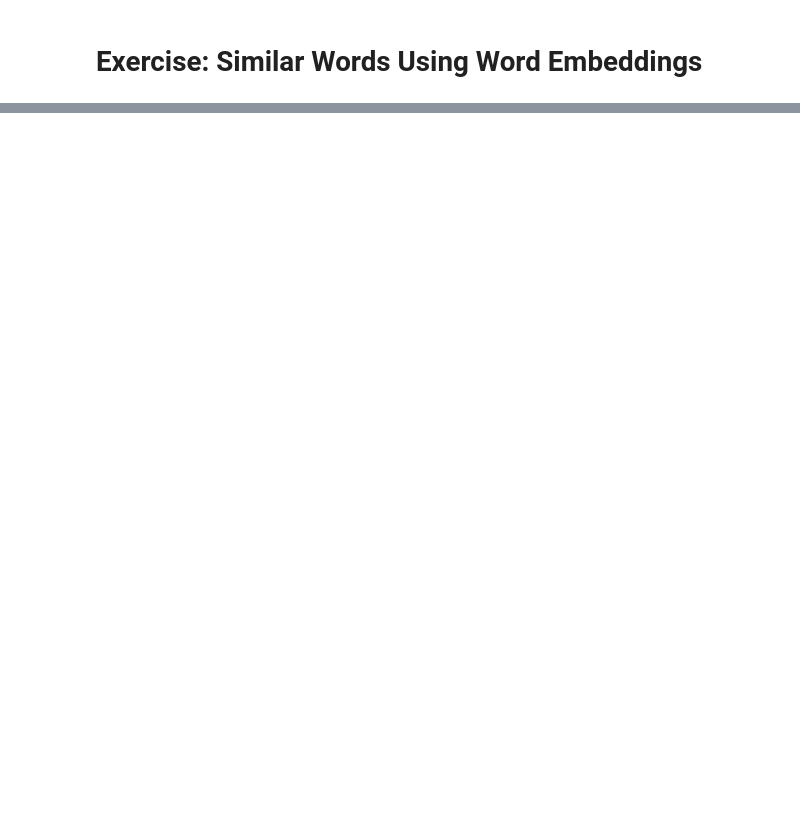
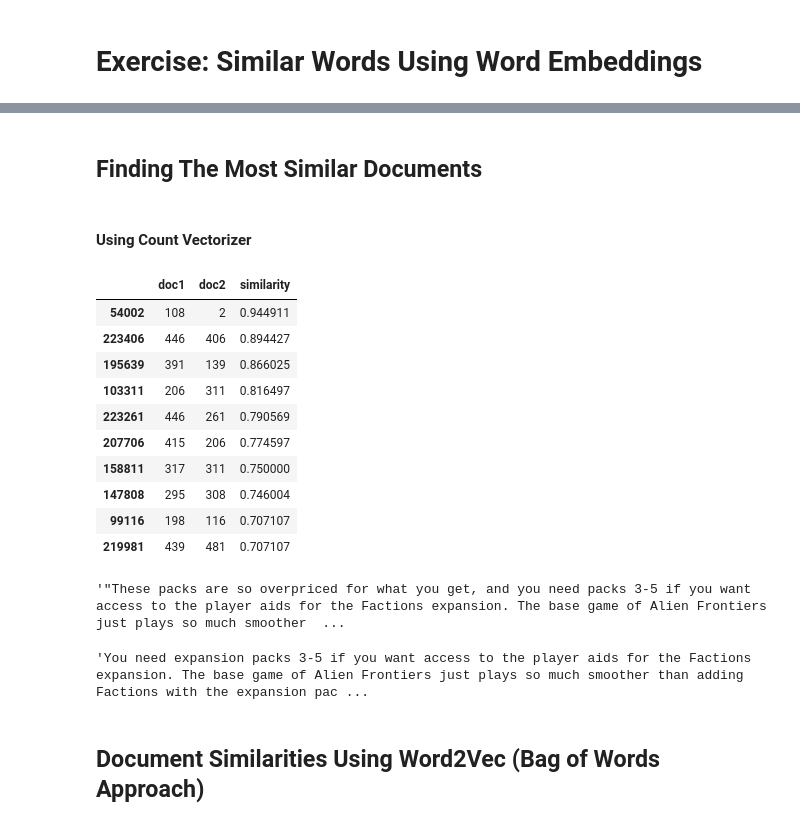
Before and after one commit to ychennay/dso-560-nlp-text-analytics, a Jupyter notebook: week5/word2vec Part I (Completed).ipynb, the cells around one changed output, grey strips where cells are left out. Cells and saved outputs as stored; diff of their text form; code cells hidden in the pictures; blank space fills up the shorter version.

```diff
--- a/week5/word2vec Part I (Completed).ipynb
+++ b/week5/word2vec Part I (Completed).ipynb
@@ -239,0 +274,36 @@ similarities[similarities["score"] < 1].sort_values(
+# %% [markdown]
+## Finding The Most Similar Documents
+# %% [markdown]
+#### Using Count Vectorizer
+# %%
+N = 500
+doc_similarities = pd.DataFrame(cosine_similarity(data[:500].values))
+# %%
+doc_similarity_table = doc_similarities.rename_axis("doc1").rename_axis("doc2", axis=1).stack().reset_index()
+doc_similarity_table.columns = ["doc1", "doc2", "similarity"]
+doc_similarity_table = doc_similarity_table[doc_similarity_table["similarity"] < 0.99]
+# %%
+doc_similarity_table.sort_values(by="similarity", ascending=False).drop_duplicates(
+    subset="similarity", keep="first").head(10)
+# %% [output]
+|  | doc1 | doc2 | similarity |
+| 54002 | 108 | 2 | 0.944911 |
+| 223406 | 446 | 406 | 0.894427 |
+| 195639 | 391 | 139 | 0.866025 |
+| 103311 | 206 | 311 | 0.816497 |
+| 223261 | 446 | 261 | 0.790569 |
+| 207706 | 415 | 206 | 0.774597 |
+| 158811 | 317 | 311 | 0.750000 |
+| 147808 | 295 | 308 | 0.746004 |
+| 99116 | 198 | 116 | 0.707107 |
+| 219981 | 439 | 481 | 0.707107 |
+# %%
+reviews[108]
+# %% [output]
+'"These packs are so overpriced for what you get, and you need packs 3-5 if you want access to the player aids for the Factions expansion. The base game of Alien Frontiers just plays so much smoother  ...
+# %%
+reviews[2]
+# %% [output]
+'You need expansion packs 3-5 if you want access to the player aids for the Factions expansion. The base game of Alien Frontiers just plays so much smoother than adding Factions with the expansion pac ...
+# %% [markdown]
+## Document Similarities Using Word2Vec (Bag of Words Approach)
```
Also changed, not shown: parts of 9 cells of this notebook, 8 other files.
